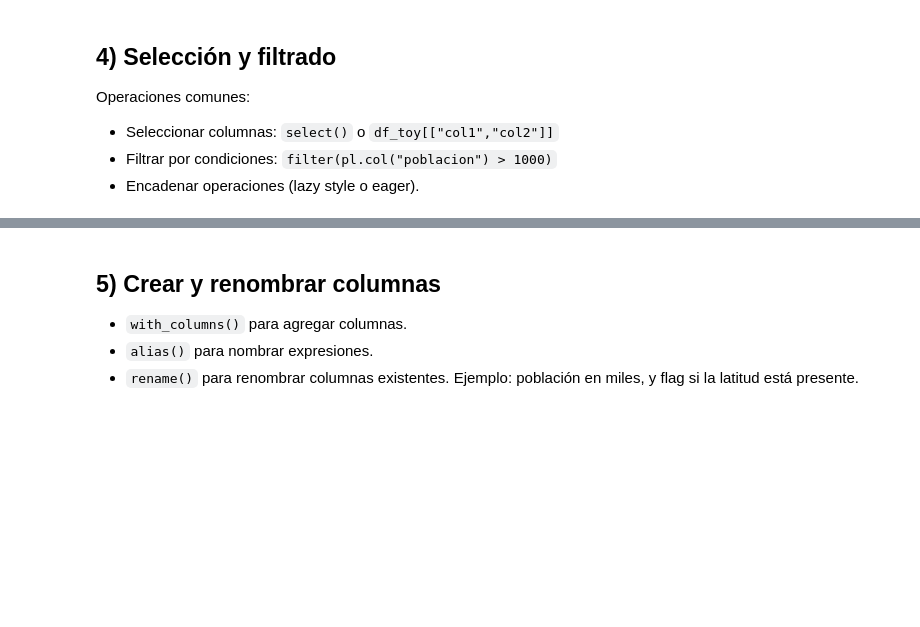
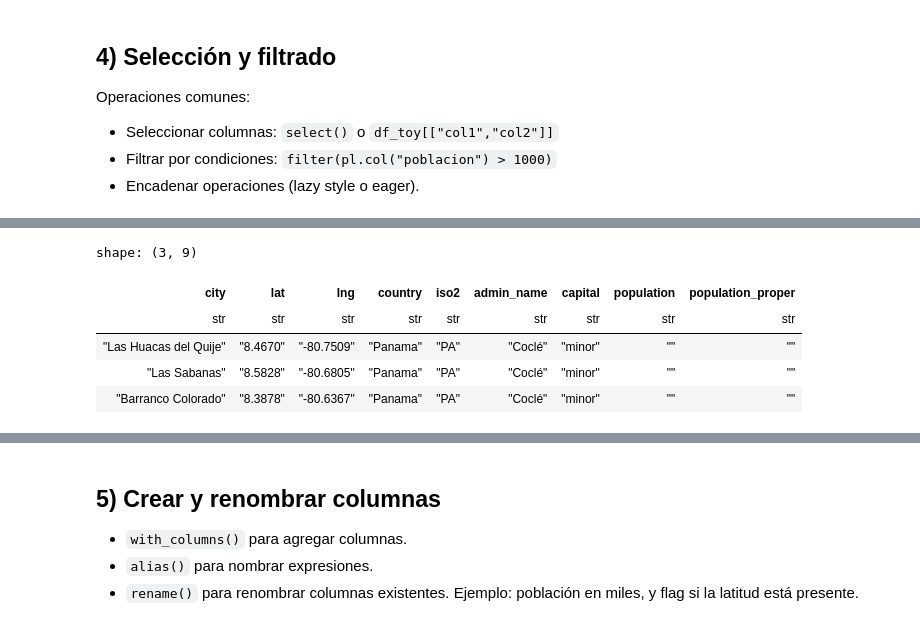
Before and after one commit to emilopez/datascience-course, a Jupyter notebook: clases/clase_04_polars_intro.ipynb, the cells around one changed output, grey strips where cells are left out. Cells and saved outputs as stored; diff of their text form; code cells hidden in the pictures; blank space fills up the shorter version.

```diff
--- a/clases/clase_04_polars_intro.ipynb
+++ b/clases/clase_04_polars_intro.ipynb
@@ -153,0 +285,8 @@ shape: (3, 5)
+# %%
+df_rafa = df_loca_pan.filter(
+    pl.col("admin_name") == "Chiriquí"
+)
+
+df_lury = df_loca_pan.filter(
+    pl.col("admin_name") == "Coclé"
+)
@@ -153,0 +301,9 @@ shape: (3, 5)
+# %%
+df_lury.tail(3)
+# %% [output]
+shape: (3, 9)
+| city | lat | lng | country | iso2 | admin_name | capital | population | population_proper |
+| str | str | str | str | str | str | str | str | str |
+| "Las Huacas del Quije" | "8.4670" | "-80.7509" | "Panama" | "PA" | "Coclé" | "minor" | "" | "" |
+| "Las Sabanas" | "8.5828" | "-80.6805" | "Panama" | "PA" | "Coclé" | "minor" | "" | "" |
+| "Barranco Colorado" | "8.3878" | "-80.6367" | "Panama" | "PA" | "Coclé" | "minor" | "" | "" |
```
Also changed, not shown: parts of 39 cells of this notebook.
